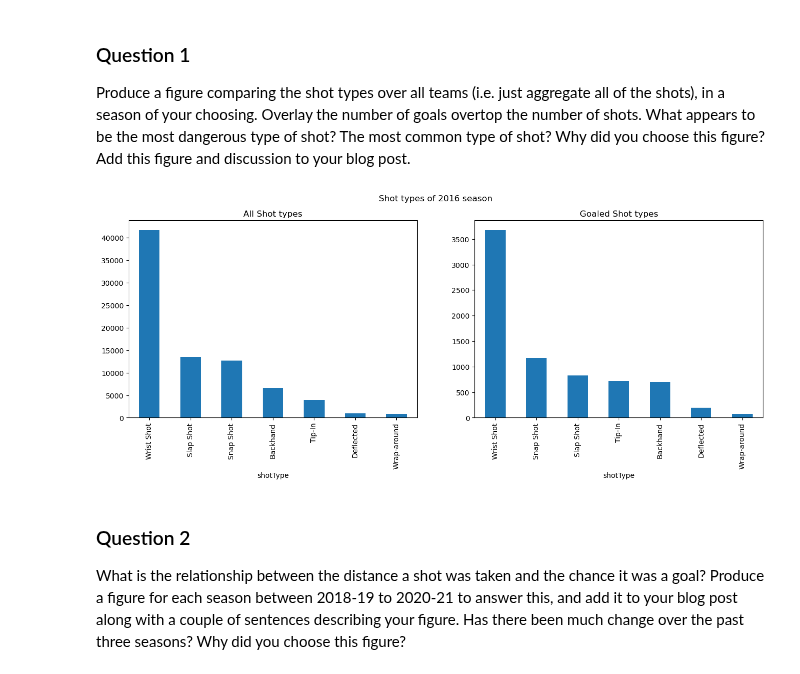
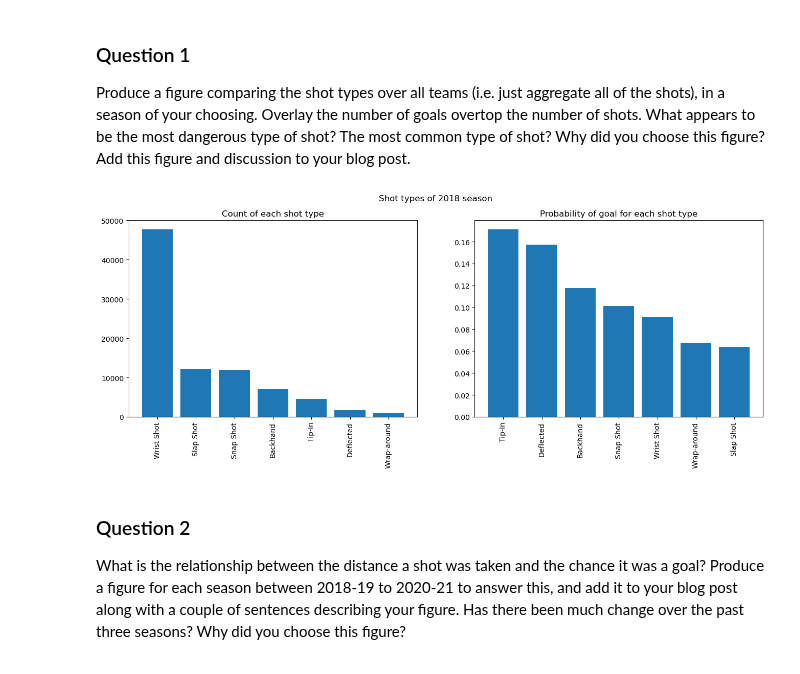
Before and after one commit to K-kiron/NHL-Analysis, a Jupyter notebook: Milestone1/visualizations/simple_visualization.ipynb, the cells around one changed output. Saved outputs shown, nothing was run; the diff lists cells and outputs as text; code cells hidden in the pictures.

```diff
--- a/Milestone1/visualizations/simple_visualization.ipynb
+++ b/Milestone1/visualizations/simple_visualization.ipynb
@@ -88,22 +68,30 @@ def year_integration(path, year) -> pd.DataFrame:
 Produce a figure comparing the shot types over all teams (i.e. just aggregate all of the shots), in a season of your choosing. Overlay the number of goals overtop the number of shots.
 What appears to be the most dangerous type of shot? The most common type of shot? Why did you choose this figure? Add this figure and discussion to your blog post.
 # %%
-year = 2016
+year = 2018
 df = year_integration(DATA_PATH, year)
 df.reset_index(drop=True, inplace=True)
 df_goal = df[df['eventType'] == 'Goal'].reset_index(drop=True)
+all_shots = df['shotType'].value_counts()
+goaled_shots = df_goal['shotType'].value_counts()
+goaled_shots_percentage = goaled_shots / all_shots
+goaled_shots_percentage.sort_values(ascending=False, inplace=True)
+
+
 
 plt.figure(figsize=(16, 5))
 plt.subplot(1, 2, 1)
-df['shotType'].value_counts().plot(kind='bar')
-plt.title('All Shot types')
+plt.bar(all_shots.index, all_shots)
+plt.xticks(rotation=90)
+plt.title('Count of each shot type')
 plt.subplot(1, 2, 2)
-df_goal['shotType'].value_counts().plot(kind='bar')
-plt.title('Goaled Shot types')
+plt.bar(goaled_shots_percentage.index, goaled_shots_percentage)
+plt.xticks(rotation=90)
+plt.title('Probability of goal for each shot type')
 plt.suptitle('Shot types of {} season'.format(year))
 plt.show()
 # %% [output]
-[figure, old version]
+[figure, new version]
 # %% [markdown]
 ### Question 2
 What is the relationship between the distance a shot was taken and the chance it was a goal? Produce a figure for each season between 2018-19 to 2020-21 to answer this,
```
Also changed, not shown: parts of 4 cells of this notebook, 7 other files.
